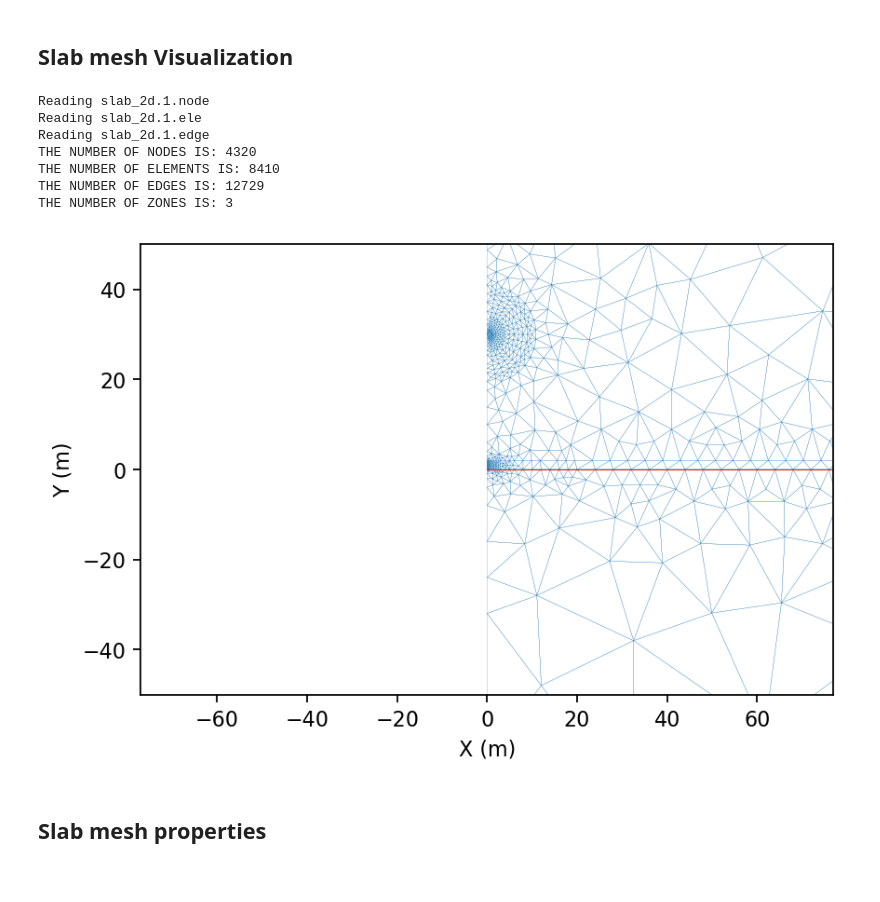
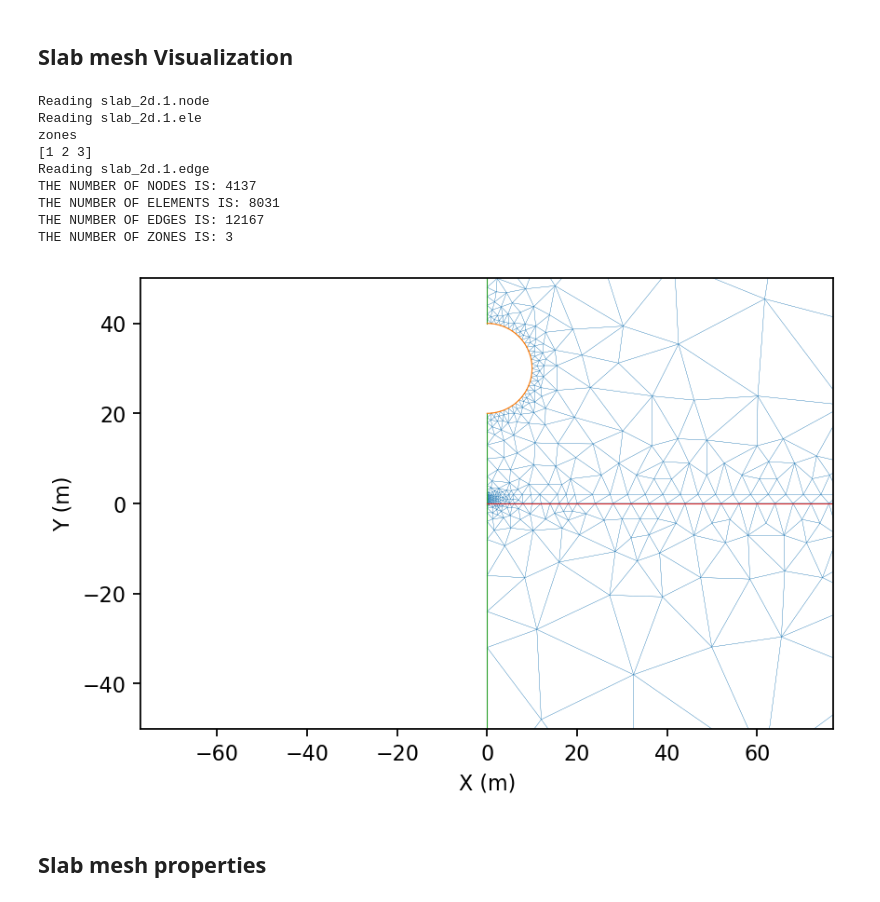
Before and after one commit to yuccadrew/sip, a Jupyter notebook: test_sphere_s62.ipynb, the cells around one changed output. Saved outputs shown, nothing was run; the diff lists cells and outputs as text; code cells hidden in the pictures.

```diff
--- a/test_sphere_s62.ipynb
+++ b/test_sphere_s62.ipynb
@@ -4537,6 +4598,8 @@ def display_mesh():
     print('Reading %s.1.ele'%mesh_prefix)
     elements=np.genfromtxt(mesh_prefix+'.1.ele',skip_header=1,usecols=(1,2,3),dtype='int')
     zones=np.genfromtxt(mesh_prefix+'.1.ele',skip_header=1,usecols=4,dtype='int')
+    print('zones')
+    print(np.unique(zones))
 
     print('Reading %s.1.edge'%mesh_prefix)
     edges=np.genfromtxt(mesh_prefix+'.1.edge',skip_header=1,usecols=(1,2),dtype='int')
@@ -4561,66 +4624,68 @@ def display_mesh():
     y=nodes[elements[:,[0,1,2,0]],1]
     ax.plot(x[mask,:].T,y[mask,:].T,'-',linewidth=0.1,color='tab:blue')
 
-#     mask=(edge_flags>=5)&(edge_flags<=7)
-#     x=nodes[edges,0]
-#     y=nodes[edges,1]
-#     ax.plot(x[mask,:].T,y[mask,:].T,'-',linewidth=0.5,color='tab:green')
+    mask=(edge_flags>=1)&(edge_flags<=4)
+    x=nodes[edges,0]
+    y=nodes[edges,1]
+    ax.plot(x[mask,:].T,y[mask,:].T,'-',linewidth=0.5,color='tab:green')
 
-#     mask=edge_flags==2
-#     x=nodes[edges,0]
-#     y=nodes[edges,1]
-#     ax.plot(x[mask,:].T,y[mask,:].T,'-',linewidth=0.5,color='tab:red')
+    mask=edge_flags==5
+    x=nodes[edges,0]
+    y=nodes[edges,1]
+    ax.plot(x[mask,:].T,y[mask,:].T,'-',linewidth=0.5,color='tab:red')
 
-#     mask=edge_flags==3
-#     x=nodes[edges,0]
-#     y=nodes[edges,1]
-#     ax.plot(x[mask,:].T,y[mask,:].T,'-',linewidth=0.5,color='tab:orange')
+    mask=edge_flags==7
+    x=nodes[edges,0]
+    y=nodes[edges,1]
+    ax.plot(x[mask,:].T,y[mask,:].T,'-',linewidth=0.5,color='tab:orange')
 
 #     mask=node_flags==1
 #     ax.plot(nodes[mask,0],nodes[mask,1],'.',markersize=1,color='tab:green')
 #     mask=node_flags==2
 #     ax.plot(nodes[mask,0],nodes[mask,1],'.',markersize=1,color='tab:red')
 #     mask=node_flags==3
 #     ax.plot(nodes[mask,0],nodes[mask,1],'.',markersize=1,color='tab:orange')
 
 #     ax.plot(sp_refined[:,0]*1e6,sp_refined[:,1]*1e6,'.')
 #     ax.plot(cp_refined[:,0]*1e6,cp_refined[:,1]*1e6,'.',color='tab:orange',markersize=0.5)
     ax.set_xlabel('X (m)')
     ax.set_ylabel('Y (m)')
     ax.axis('equal')
 #     ax.set_xlim(-10,10)
 #     ax.set_ylim(-10,10)
     ax.set_xlim(-50,50)
     ax.set_ylim(-50,50)
     return fig,ax
 
 if __name__=='__main__':
     fig,ax=display_mesh()
-    nodes=mesh['nodes']
-    elements=mesh['elements']
-    edges=mesh['edges']
-    with_first_kind_bc=mesh['with_first_kind_bc']
-    with_third_kind_bc=mesh['with_third_kind_bc']
-    in_stern=mesh['in_stern']
+#     nodes=mesh['nodes']
+#     elements=mesh['elements']
+#     edges=mesh['edges']
+#     with_first_kind_bc=mesh['with_first_kind_bc']
+#     with_third_kind_bc=mesh['with_third_kind_bc']
+#     in_stern=mesh['in_stern']
 
-    nind_bc=np.unique(edges[with_first_kind_bc,:].flatten(order='C'))
-    x=nodes[nind_bc,0]*1e9
-    y=nodes[nind_bc,1]*1e9
-    ax.plot(x,y,'.',color='tab:orange',markersize=1)
+#     nind_bc=np.unique(edges[with_first_kind_bc,:].flatten(order='C'))
+#     x=nodes[nind_bc,0]*1e9
+#     y=nodes[nind_bc,1]*1e9
+#     ax.plot(x,y,'.',color='tab:orange',markersize=1)
 
-    x=nodes[edges[with_third_kind_bc,:],0]*1e9
-    y=nodes[edges[with_third_kind_bc,:],1]*1e9
-    ax.plot(x.T,y.T,'-',linewidth=0.5,color='tab:red')
+#     x=nodes[edges[with_third_kind_bc,:],0]*1e9
+#     y=nodes[edges[with_third_kind_bc,:],1]*1e9
+#     ax.plot(x.T,y.T,'-',linewidth=0.5,color='tab:red')
     plt.show()
 # %% [output]
 Reading slab_2d.1.node
 Reading slab_2d.1.ele
+zones
+[1 2 3]
 Reading slab_2d.1.edge
-THE NUMBER OF NODES IS: 4320
-THE NUMBER OF ELEMENTS IS: 8410
-THE NUMBER OF EDGES IS: 12729
+THE NUMBER OF NODES IS: 4137
+THE NUMBER OF ELEMENTS IS: 8031
+THE NUMBER OF EDGES IS: 12167
 THE NUMBER OF ZONES IS: 3
-[figure, old version]
+[figure, new version]
 # %% [markdown]
 ## Slab mesh properties
 # %%
```
Also changed, not shown: parts of 15 cells of this notebook.
